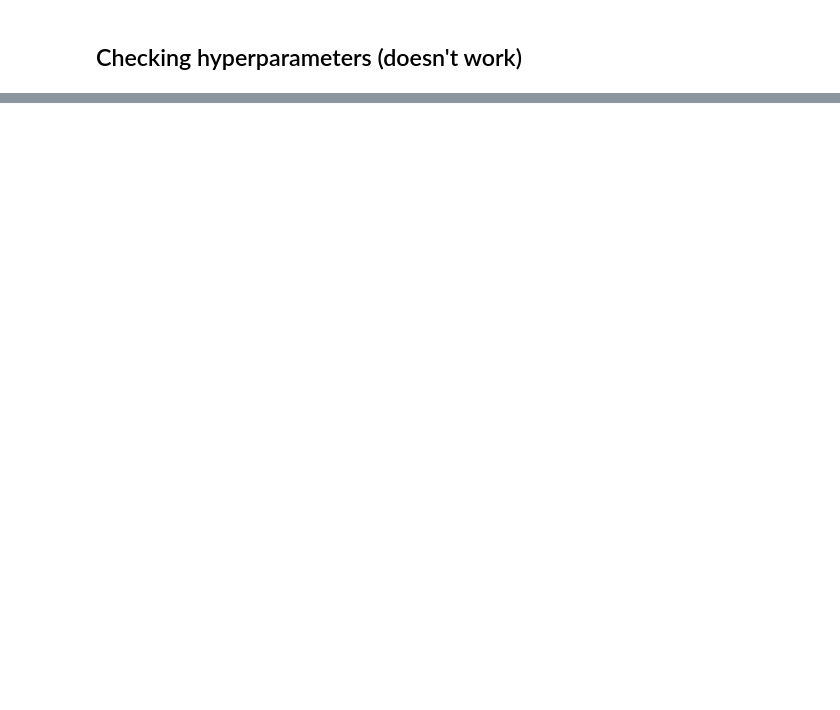
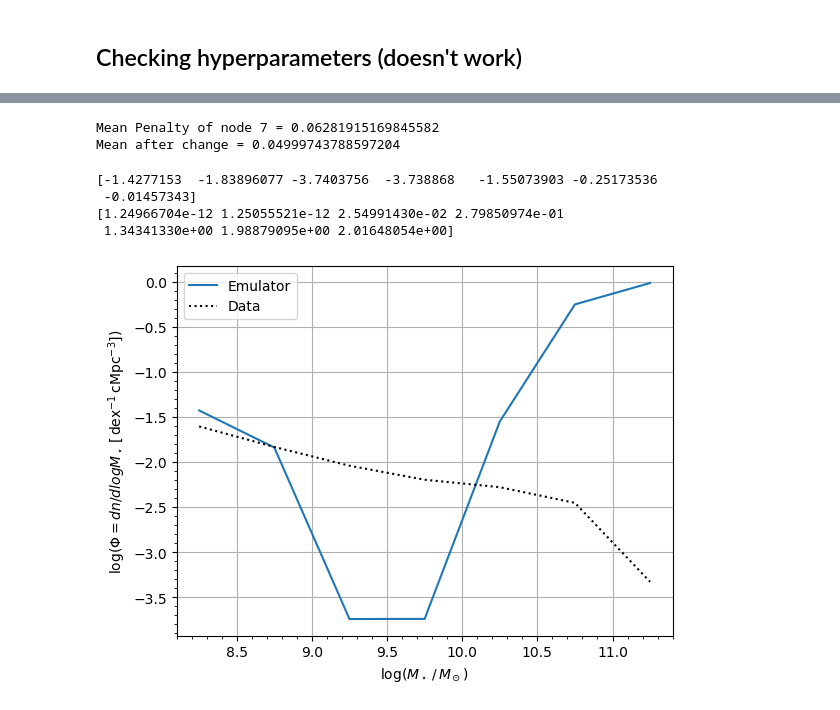
Before and after one commit to rennehan/swiftcalibration, a Jupyter notebook: scripts/swift_emulator.ipynb, the cells around one changed output, grey strips where cells are left out. Drawn from its saved outputs; the diff is of its cells as text; code cells hidden in the pictures; blank space fills up the shorter version.

```diff
--- a/scripts/swift_emulator.ipynb
+++ b/scripts/swift_emulator.ipynb
@@ -453,0 +437,5 @@ ValueError: array must not contain infs or NaNs
+# %%
+observation = load_observations(
+    "/home/b/babul/aspadawe/data/gsmf/Baldry12_gsmf_schechter.hdf5"
+)[0]
+print(observation.cosmology)
@@ -453,0 +488,45 @@ ValueError: array must not contain infs or NaNs
+# %%
+pred_params = gsmf_emulator.model_parameters[str(best_node)].copy()
+#x_to_predict = np.log10(L2_penalty.observation.x.value)
+x_to_predict = gsmf_emulator.model_values[str(best_node)]['independent']
+pred_y, pred_var = gsmf_emulator.predict_values(x_to_predict, pred_params)
+
+print("Mean Penalty of node %s = %s" % (best_node, np.mean(L2_penalty.penalty(x_to_predict, pred_y))))
+
+#Let's change one of the parameters and see if it improves the fit
+pred_params["SIMBAAGN:xray_f_gas_limit"] += 0.1
+#x_to_predict = np.log10(L2_penalty.observation.x.value)
+pred_y, pred_var = gsmf_emulator.predict_values(x_to_predict, pred_params)
+
+print("Mean after change = %s" % np.mean(L2_penalty.penalty(x_to_predict, pred_y)))
+# %% [output]
+Mean Penalty of node 7 = 0.06281915169845582
+Mean after change = 0.04999743788597204
+# %%
+# Plot best fit node and data
+
+pred_x = np.log10(L2_penalty.observation.x.value)
+#pred_x = gsmf_emulator.model_values[str(best_node)]['independent']
+pred_y, pred_var = gsmf_emulator.predict_values(pred_x, pred_params)
+print(pred_y)
+print(pred_var)
+
+#fig, ax = plt.subplots()
+plt.clf()
+#plt.yscale('log')
+plt.xlabel(r'$\log(M_\star\,/\,M_\odot)$')
+plt.ylabel(r'$\log(\Phi=dn/dlogM_\star\,[\,\mathrm{dex}^{-1}\,\mathrm{cMpc}^{-3}])$')
+#plt.title(r'%s, snap %s, z=%s, nbins=%s' % (cali_num, snap_num, z, nbins))
+plt.grid()
+plt.minorticks_on()
+plt.plot(pred_x, pred_y, ls='-', label='Emulator')
+plt.plot(np.log10(observation.x), np.log10(observation.y), color="black", ls=":", label="Data")
+#plt.plot(observation.x, observation.y, color="black", ls=":", label="Data")
+plt.legend()
+plt.show()
+# %% [output]
+[-1.4277153  -1.83896077 -3.7403756  -3.738868   -1.55073903 -0.25173536
+ -0.01457343]
+[1.24966704e-12 1.25055521e-12 2.54991430e-02 2.79850974e-01
+ 1.34341330e+00 1.98879095e+00 2.01648054e+00]
+[figure, added]
```
Also changed, not shown: parts of 21 cells of this notebook, 1 other file.
